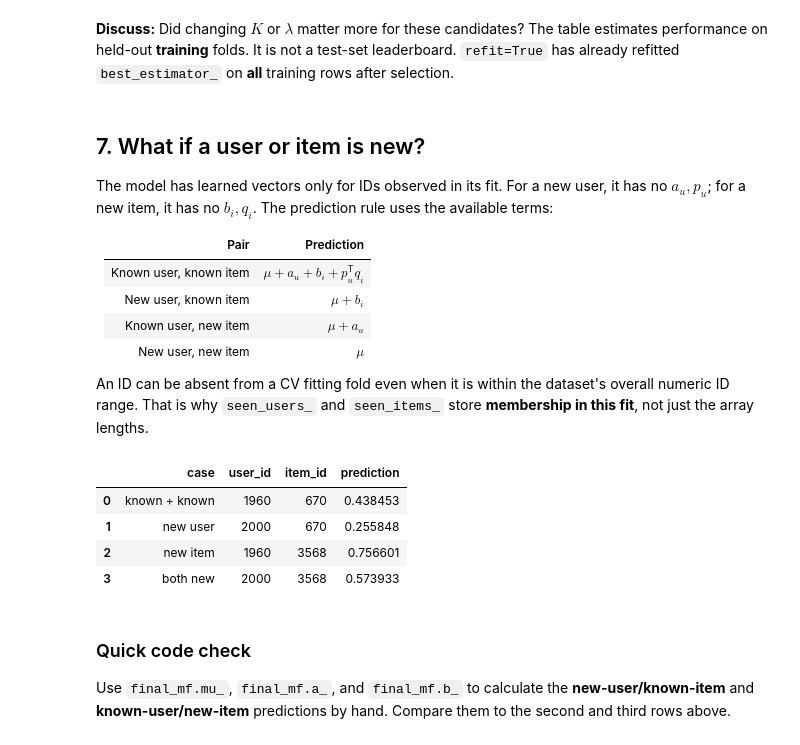
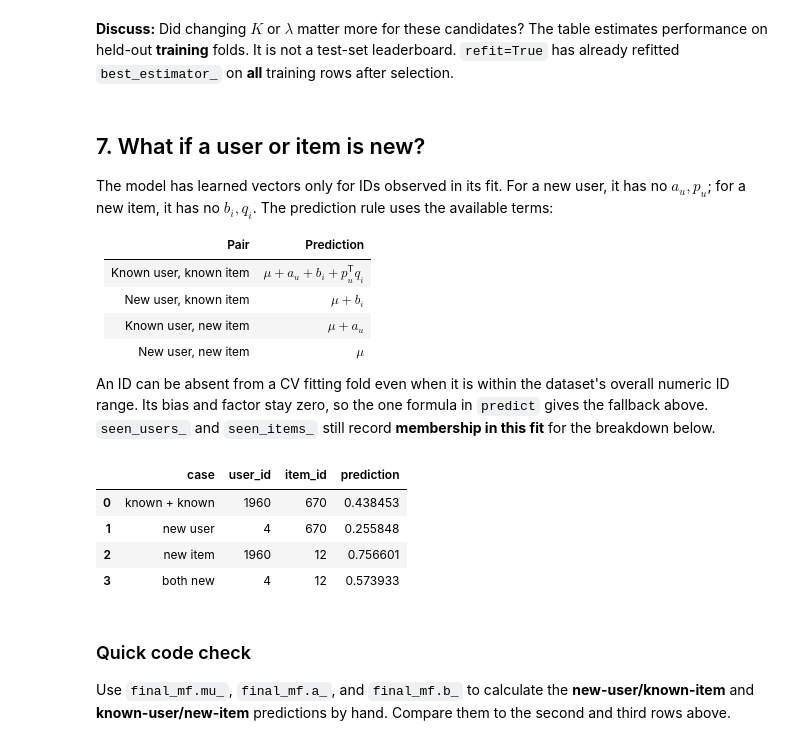
Before and after one commit to statmlben/CUHK-STAT3009, a Jupyter notebook: nb/STAT3009_MF.ipynb, the cells around one changed output. Saved outputs shown, nothing was run; the diff lists cells and outputs as text; code cells hidden in the pictures.

```diff
--- a/nb/STAT3009_MF.ipynb
+++ b/nb/STAT3009_MF.ipynb
@@ -242,6 +213,6 @@ For an unseen user or item, the corresponding bias and interaction cannot be loo
 # %%
 class BiasedMF(RegressorMixin, BaseEstimator):
-    def __init__(self, n_users, n_items, K=2, lambda_=1.0, n_iters=3, random_state=42):
+    def __init__(self, n_users, n_items, K=2, lambda_=1.0, n_iters=3, random_state=42, verbose=False):
         # Dataset dimensions and settings are available to GridSearchCV.
         self.n_users = n_users
         self.n_items = n_items
@@ -249,6 +220,7 @@ class BiasedMF(RegressorMixin, BaseEstimator):
         self.lambda_ = lambda_
         self.n_iters = n_iters
         self.random_state = random_state
+        self.verbose = verbose
 
     def fit(self, X, y):
         X = np.asarray(X, dtype=int)
@@ -277,11 +249,14 @@ class BiasedMF(RegressorMixin, BaseEstimator):
 
         self.seen_users_ = np.array([bool(rows) for rows in rows_by_user])
         self.seen_items_ = np.array([bool(rows) for rows in rows_by_item])
+        # Unseen IDs keep zero bias and factor, so the one prediction formula still works.
         self.P_[~self.seen_users_] = 0.0
         self.Q_[~self.seen_items_] = 0.0
         self.objective_history_ = [self.objective(X, y)]
+        if self.verbose:
+            print(f'ALS iteration 0: objective = {self.objective_history_[-1]:.4f}')
 
-        for _ in range(self.n_iters):
+        for iteration in range(1, self.n_iters + 1):
             # Fix users, update each observed item: intercept = b_i, coefficients = q_i.
             for i, rows in enumerate(rows_by_item):
                 if not rows:
@@ -306,7 +281,10 @@ class BiasedMF(RegressorMixin, BaseEstimator):
                 self.a_[u] = ridge.intercept_
                 self.P_[u] = ridge.coef_
 
-            self.objective_history_.append(self.objective(X, y))
+            objective = self.objective(X, y)
+            self.objective_history_.append(objective)
+            if self.verbose:
+                print(f'ALS iteration {iteration}: objective = {objective:.4f}')
         return self
 
     def predict(self, X):
@@ -314,20 +292,13 @@ class BiasedMF(RegressorMixin, BaseEstimator):
         X = np.asarray(X, dtype=int)
         if X.ndim != 2 or X.shape[1] != 2:
             raise ValueError('X must have two columns: [user ID, item ID].')
+        if np.any(X < 0) or np.any(X[:, 0] >= self.n_users) or np.any(X[:, 1] >= self.n_items):
+            raise ValueError('User and item IDs must lie within the supplied dimensions.')
         users, items = X[:, 0], X[:, 1]
-        known_user = (users >= 0) & (users < len(self.seen_users_))
-        known_item = (items >= 0) & (items < len(self.seen_items_))
-        known_user[known_user] = self.seen_users_[users[known_user]]
-        known_item[known_item] = self.seen_items_[items[known_item]]
-
-        predictions = np.full(len(X), self.mu_)
-        predictions[known_user] += self.a_[users[known_user]]
-        predictions[known_item] += self.b_[items[known_item]]
-        both = known_user & known_item
-        predictions[both] += np.sum(
-            self.P_[users[both]] * self.Q_[items[both]], axis=1
+        return (
+            self.mu_ + self.a_[users] + self.b_[items]
+            + np.sum(self.P_[users] * self.Q_[items], axis=1)
         )
-        return predictions
 
     def objective(self, X, y):
         # Same sum-loss convention as the slides; only fitted rating rows enter.
@@ -343,15 +314,11 @@ The constructor stores settings; `fit` creates learned attributes ending in `_`.
 # %%
-mf_demo = BiasedMF(n_users=n_users, n_items=n_items, K=2, lambda_=1.0, n_iters=3, random_state=42)
+mf_demo = BiasedMF(n_users=n_users, n_items=n_items, K=2, lambda_=1.0, n_iters=3, random_state=42, verbose=True)
 mf_demo.fit(X_train, y_train)
 
 print('settings:', mf_demo.get_params())
 print('learned global mean:', mf_demo.mu_)
 print('user factor shape:', mf_demo.P_.shape)
 print('item factor shape:', mf_demo.Q_.shape)
-display(pd.DataFrame({
-    'completed ALS iterations': range(len(mf_demo.objective_history_)),
-    'training objective': mf_demo.objective_history_,
-}))
 print('training RMSE:', root_mean_squared_error(
     y_train, mf_demo.predict(X_train)
 ))
@@ -432,31 +398,32 @@ The model has learned vectors only for IDs observed in its fit. For a new user,
 | Known user, new item | $\mu+a_u$ |
 | New user, new item | $\mu$ |
 
-An ID can be absent from a CV fitting fold even when it is within the dataset's overall numeric ID range. That is why `seen_users_` and `seen_items_` store **membership in this fit**, not just the array lengths.
+An ID can be absent from a CV fitting fold even when it is within the dataset's overall numeric ID range. Its bias and factor stay zero, so the one formula in `predict` gives the fallback above. `seen_users_` and `seen_items_` still record **membership in this fit** for the breakdown below.
 # %%
 final_mf = mf_search.best_estimator_
 known_user_id, known_item_id = X_train[0]
-new_user_id = len(final_mf.seen_users_)
-new_item_id = len(final_mf.seen_items_)
+# Encoded IDs present in the test pairs but absent from the training fit.
+new_user_id = np.flatnonzero(~final_mf.seen_users_)[0]
+new_item_id = np.flatnonzero(~final_mf.seen_items_)[0]
 
 four_pairs = np.array([
     [known_user_id, known_item_id],
     [new_user_id, known_item_id],
     [known_user_id, new_item_id],
     [new_user_id, new_item_id],
 ])
 display(pd.DataFrame({
     'case': ['known + known', 'new user', 'new item', 'both new'],
     'user_id': four_pairs[:, 0],
     'item_id': four_pairs[:, 1],
     'prediction': final_mf.predict(four_pairs),
 }))
 # %% [output]
 |  | case | user_id | item_id | prediction |
 | 0 | known + known | 1960 | 670 | 0.438453 |
-| 1 | new user | 2000 | 670 | 0.255848 |
-| 2 | new item | 1960 | 3568 | 0.756601 |
-| 3 | both new | 2000 | 3568 | 0.573933 |
+| 1 | new user | 4 | 670 | 0.255848 |
+| 2 | new item | 1960 | 12 | 0.756601 |
+| 3 | both new | 4 | 12 | 0.573933 |
 # %% [markdown]
 ### Quick code check
 
```
Also changed, not shown: parts of 13 cells of this notebook, 7 other files.
